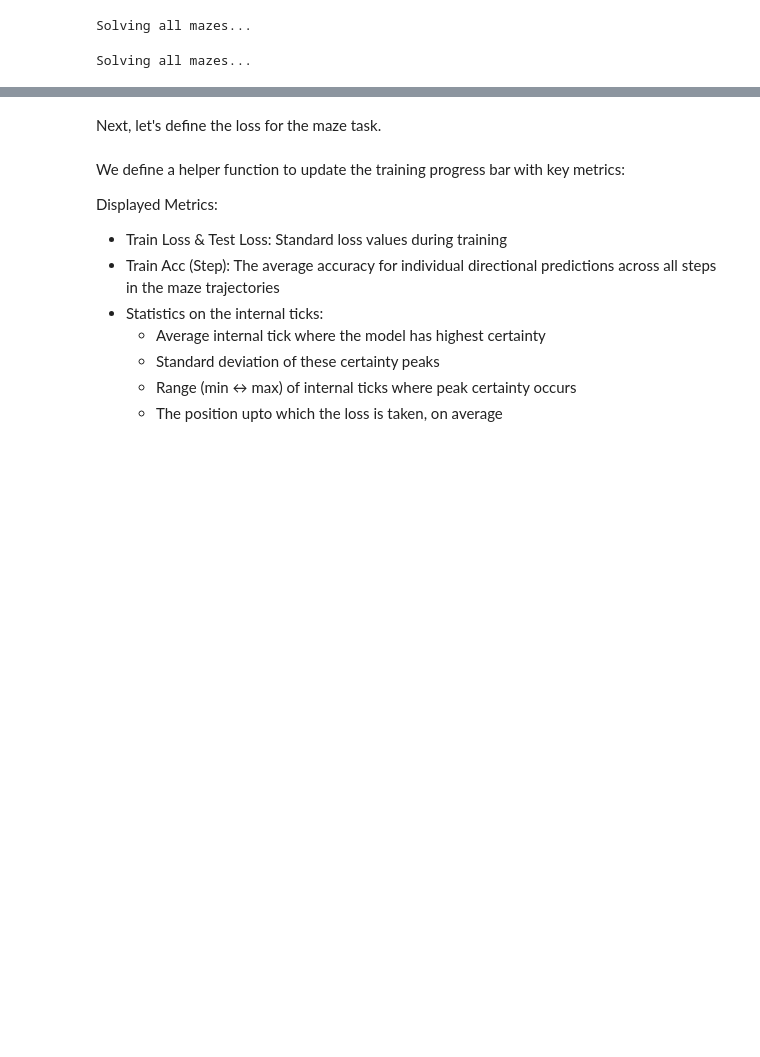
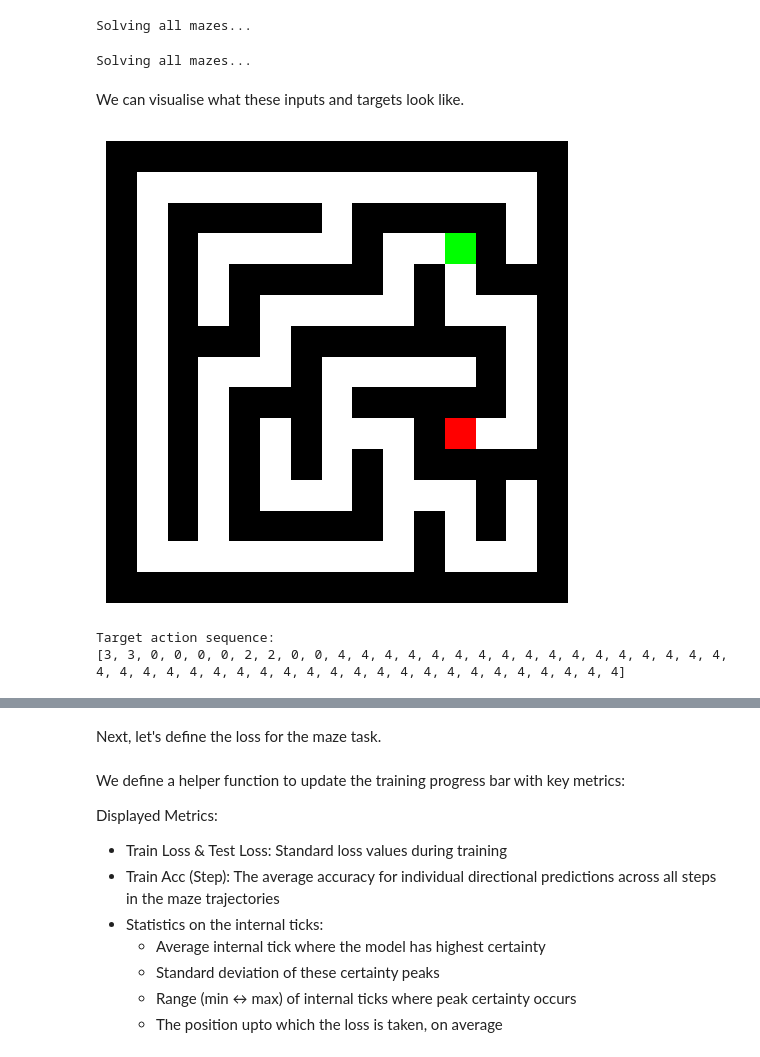
Before and after one commit to zzzzzyj096/ctm_new, a Jupyter notebook: examples/03_mazes.ipynb, the cells around one changed output, grey strips where cells are left out. Cells and saved outputs as stored; diff of their text form; code cells hidden in the pictures; blank space fills up the shorter version.

```diff
--- a/examples/03_mazes.ipynb
+++ b/examples/03_mazes.ipynb
@@ -75,3 +89,20 @@ testloader = torch.utils.data.DataLoader(test_data, batch_size=32, shuffle=True,
 # %% [output]
 Solving all mazes...
 Solving all mazes...
+# %% [markdown]
+We can visualise what these inputs and targets look like.
+# %%
+sample_inputs, sample_targets = next(iter(testloader))
+sample_input, sample_target = sample_inputs[0], sample_targets[0]
+sample_input = sample_input.permute(1, 2, 0).numpy()
+plt.figure(figsize=(6, 6))
+plt.imshow(np.clip(sample_input, 0, 1))
+plt.axis('off')
+plt.show()
+
+print("Target action sequence:")
+print(f"{sample_target.tolist()}")
+# %% [output]
+[figure, added]
+Target action sequence:
+[3, 3, 0, 0, 0, 0, 2, 2, 0, 0, 4, 4, 4, 4, 4, 4, 4, 4, 4, 4, 4, 4, 4, 4, 4, 4, 4, 4, 4, 4, 4, 4, 4, 4, 4, 4, 4, 4, 4, 4, 4, 4, 4, 4, 4, 4, 4, 4, 4, 4]
```
Also changed, not shown: parts of 8 cells of this notebook.
